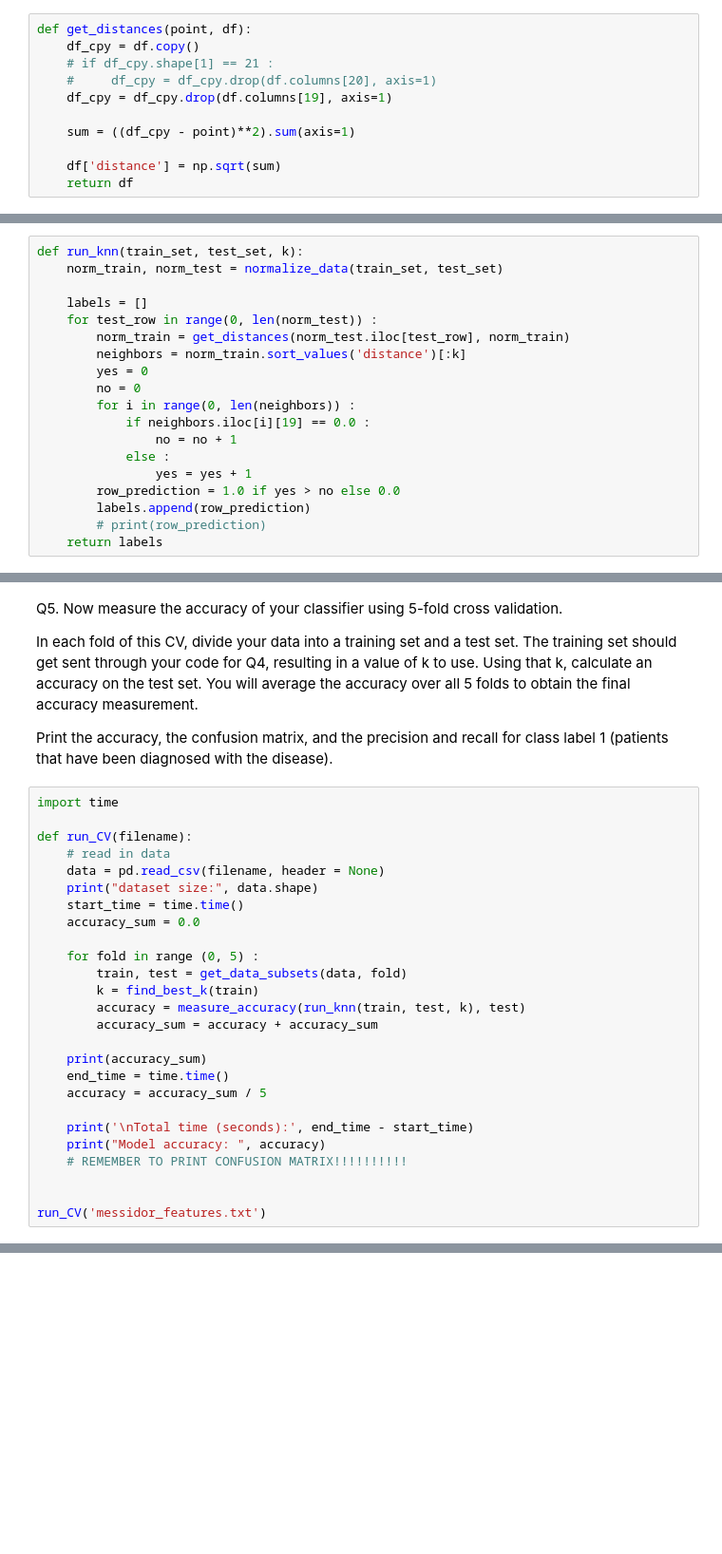
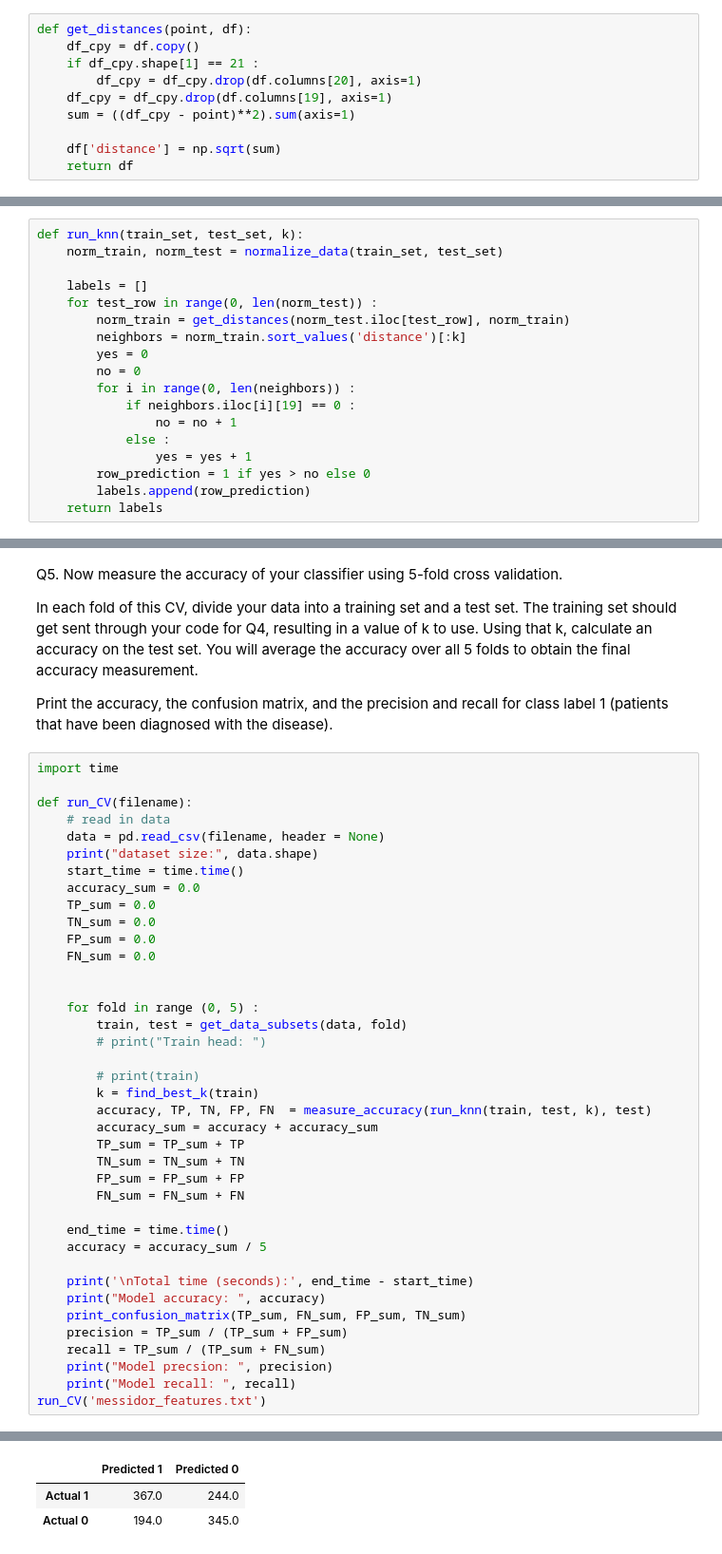
Before and after one commit to alantientran/ML-KNN, a Jupyter notebook: Assignment3.ipynb, the cells around one changed output, grey strips where cells are left out. Shown at 95% size. Cells and saved outputs as stored; diff of their text form; blank space fills up the shorter version.

```diff
--- a/Assignment3.ipynb
+++ b/Assignment3.ipynb
@@ -359,10 +354,9 @@ Caution: Be careful not to use the label in your distance calculation.
 # %%
 def get_distances(point, df):
     df_cpy = df.copy()
-    # if df_cpy.shape[1] == 21 :
-    #     df_cpy = df_cpy.drop(df.columns[20], axis=1)
+    if df_cpy.shape[1] == 21 :
+        df_cpy = df_cpy.drop(df.columns[20], axis=1)
     df_cpy = df_cpy.drop(df.columns[19], axis=1)
-
     sum = ((df_cpy - point)**2).sum(axis=1)
 
     df['distance'] = np.sqrt(sum)
@@ -386,13 +380,12 @@ def run_knn(train_set, test_set, k):
         yes = 0
         no = 0
         for i in range(0, len(neighbors)) :
-            if neighbors.iloc[i][19] == 0.0 :
+            if neighbors.iloc[i][19] == 0 :
                 no = no + 1
             else :
                 yes = yes + 1
-        row_prediction = 1.0 if yes > no else 0.0
+        row_prediction = 1 if yes > no else 0
         labels.append(row_prediction)
-        # print(row_prediction)
     return labels
 # %% [markdown]
 Q4. Find the best value of k for this data.
@@ -451,22 +457,35 @@ def run_CV(filename):
     print("dataset size:", data.shape)
     start_time = time.time()
     accuracy_sum = 0.0
+    TP_sum = 0.0
+    TN_sum = 0.0
+    FP_sum = 0.0
+    FN_sum = 0.0
+
 
     for fold in range (0, 5) :
         train, test = get_data_subsets(data, fold)
+        # print("Train head: ")
+
+        # print(train)
         k = find_best_k(train)
-        accuracy = measure_accuracy(run_knn(train, test, k), test)
+        accuracy, TP, TN, FP, FN  = measure_accuracy(run_knn(train, test, k), test)
         accuracy_sum = accuracy + accuracy_sum
+        TP_sum = TP_sum + TP
+        TN_sum = TN_sum + TN
+        FP_sum = FP_sum + FP
+        FN_sum = FN_sum + FN
 
-    print(accuracy_sum)
     end_time = time.time()
     accuracy = accuracy_sum / 5
 
     print('\nTotal time (seconds):', end_time - start_time)
     print("Model accuracy: ", accuracy)
-    # REMEMBER TO PRINT CONFUSION MATRIX!!!!!!!!!!
-
-
+    print_confusion_matrix(TP_sum, FN_sum, FP_sum, TN_sum)
+    precision = TP_sum / (TP_sum + FP_sum)
+    recall = TP_sum / (TP_sum + FN_sum)
+    print("Model precsion: ", precision)
+    print("Model recall: ", recall)
 run_CV('messidor_features.txt')
 # %% [output]
 dataset size: (1150, 20)
@@ -476,0 +495,3 @@ Model accuracy:  0.0
+|  | Predicted 1 | Predicted 0 |
+| Actual 1 | 367.0 | 244.0 |
+| Actual 0 | 194.0 | 345.0 |
```
Also changed, not shown: parts of 10 cells of this notebook.
